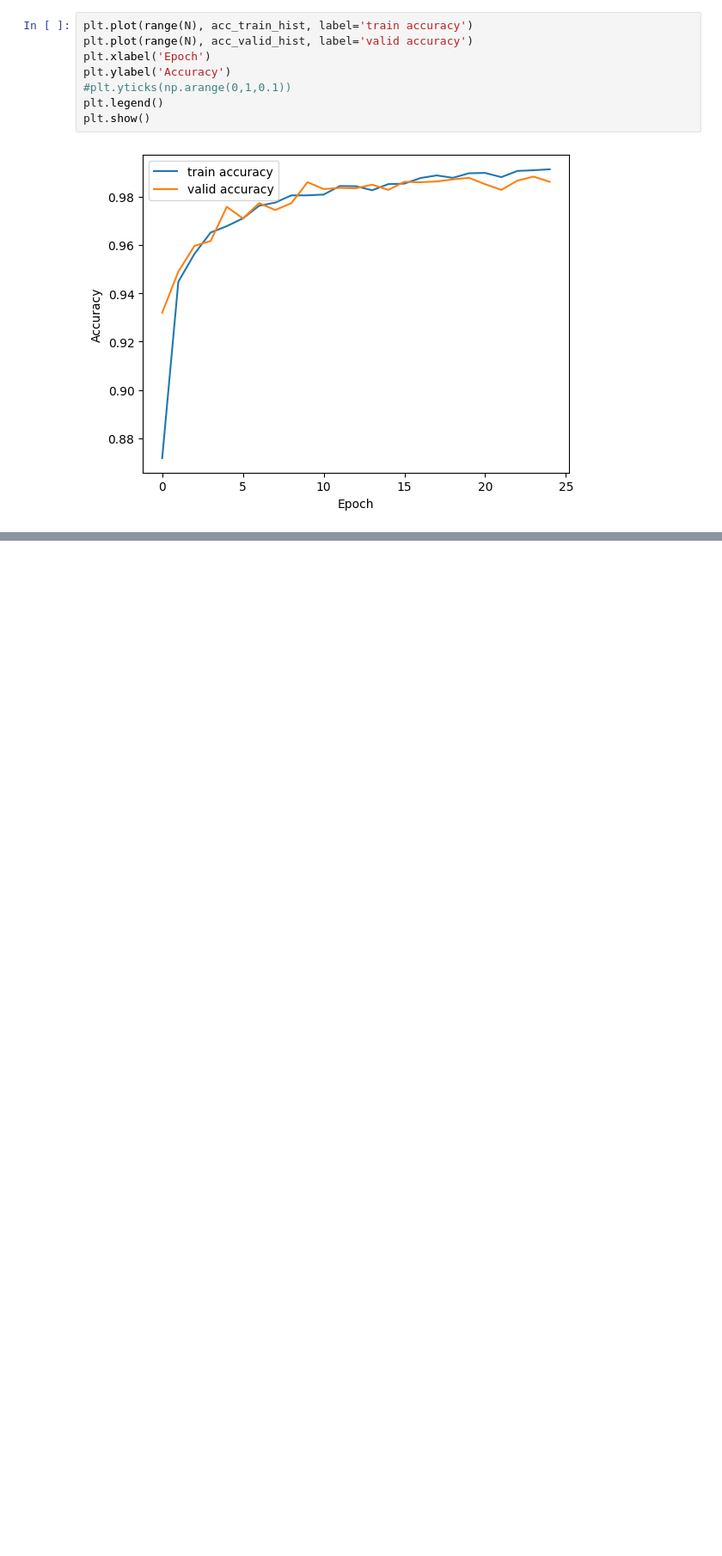
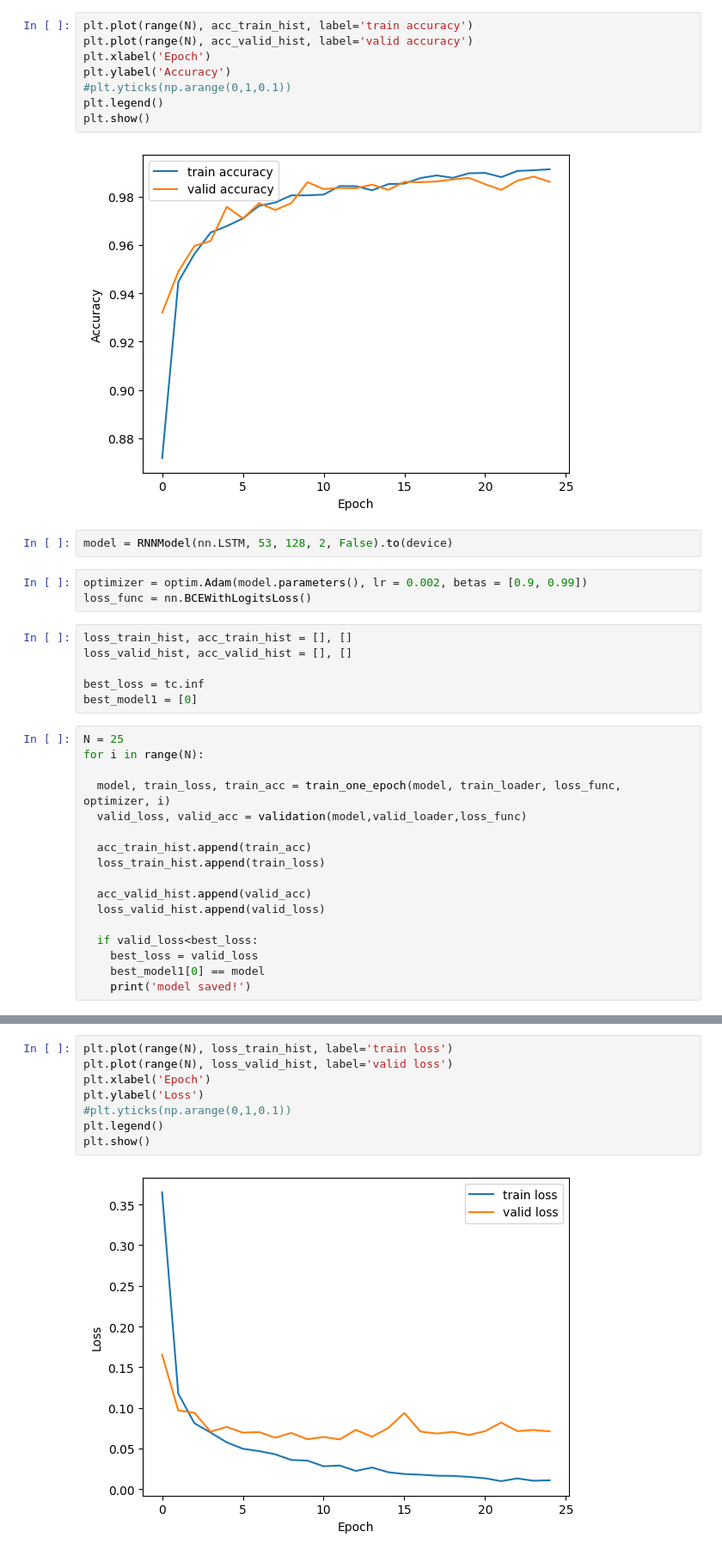
Before and after one commit to ahmadrezabaqerzade/WAP-with-RNN, a Jupyter notebook: WAP.ipynb, the cells around one changed output, grey strips where cells are left out. Shown at 86% size. Saved outputs shown, nothing was run; the diff lists cells and outputs as text; blank space fills up the shorter version.

Commit message:
add LSTM-part and GRU-part

```diff
--- a/WAP.ipynb
+++ b/WAP.ipynb
@@ -271,3 +271,31 @@ plt.legend()
 plt.show()
 # %% [output]
 [figure]
+# %%
+model = RNNModel(nn.LSTM, 53, 128, 2, False).to(device)
+# %%
+optimizer = optim.Adam(model.parameters(), lr = 0.002, betas = [0.9, 0.99])
+loss_func = nn.BCEWithLogitsLoss()
+# %%
+loss_train_hist, acc_train_hist = [], []
+loss_valid_hist, acc_valid_hist = [], []
+
+best_loss = tc.inf
+best_model1 = [0]
+# %%
+N = 25
+for i in range(N):
+
+  model, train_loss, train_acc = train_one_epoch(model, train_loader, loss_func, optimizer, i)
+  valid_loss, valid_acc = validation(model,valid_loader,loss_func)
+
+  acc_train_hist.append(train_acc)
+  loss_train_hist.append(train_loss)
+
+  acc_valid_hist.append(valid_acc)
+  loss_valid_hist.append(valid_loss)
+
+  if valid_loss<best_loss:
+    best_loss = valid_loss
+    best_model1[0] == model
+    print('model saved!')
@@ -273,0 +332,10 @@ plt.show()
+# %%
+plt.plot(range(N), loss_train_hist, label='train loss')
+plt.plot(range(N), loss_valid_hist, label='valid loss')
+plt.xlabel('Epoch')
+plt.ylabel('Loss')
+#plt.yticks(np.arange(0,1,0.1))
+plt.legend()
+plt.show()
+# %% [output]
+[figure, added]
```
Also changed, not shown: parts of 8 cells of this notebook.
